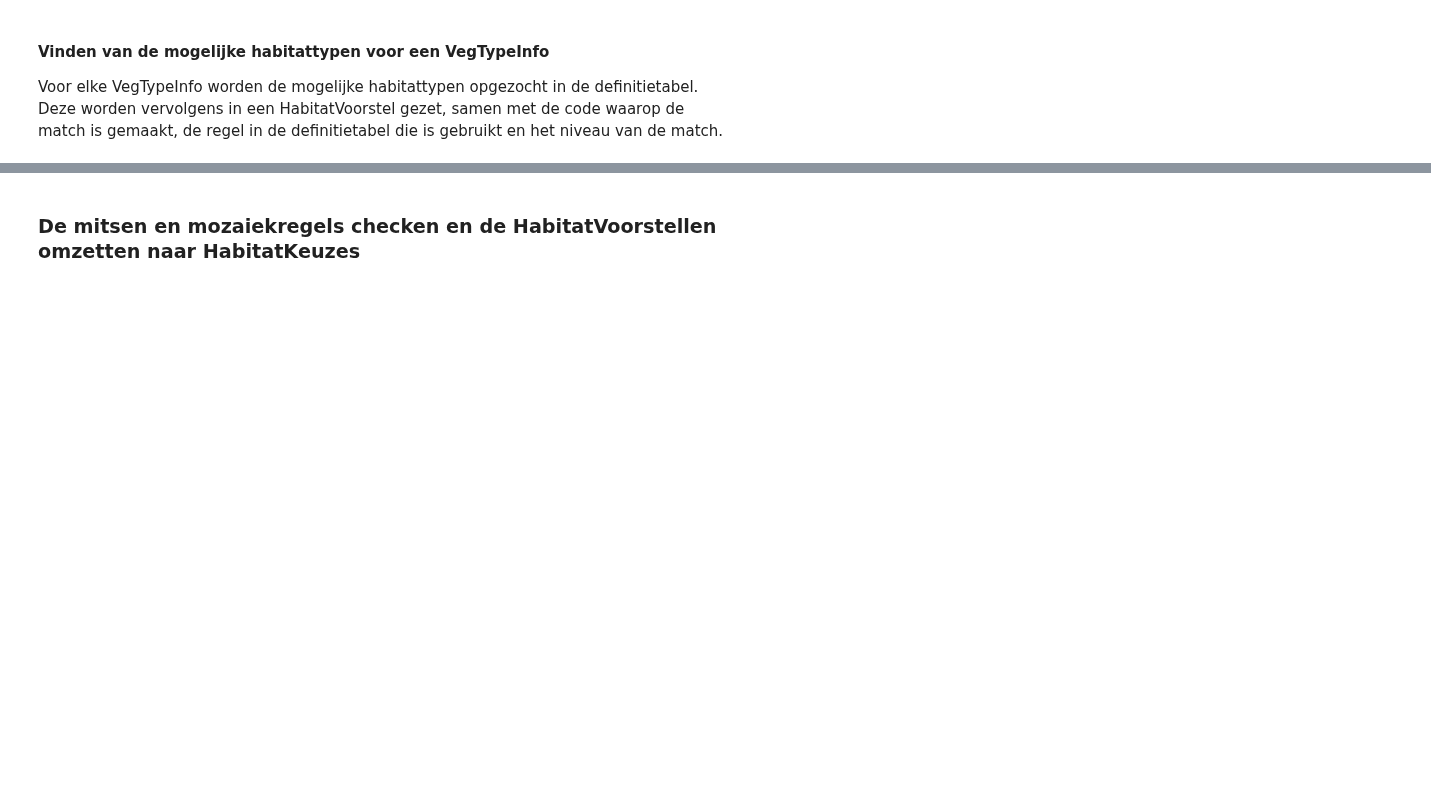
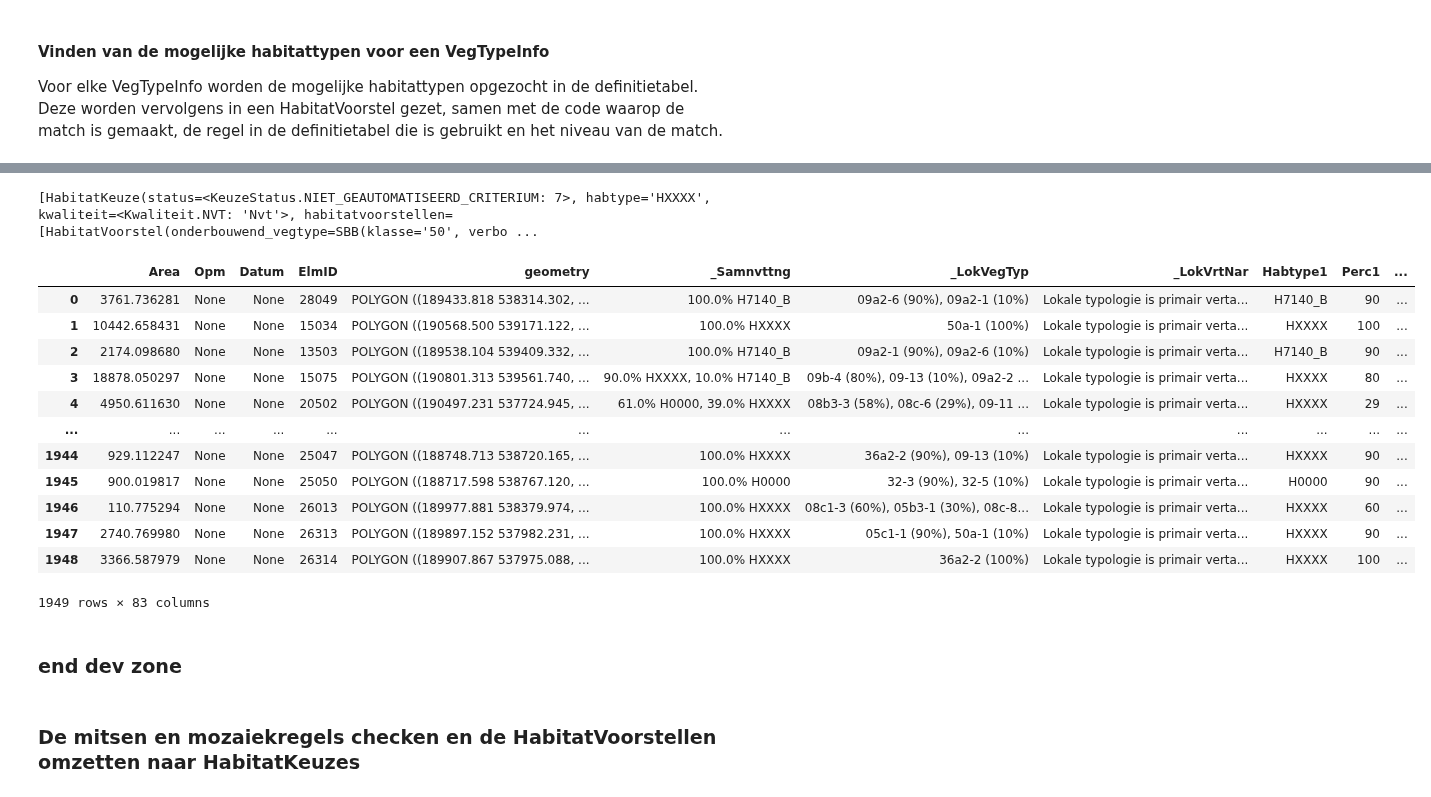
Before and after one commit to Spheer-ai/veg2hab, a Jupyter notebook: notebooks/functionality_test.ipynb, the cells around one changed output, grey strips where cells are left out. Saved outputs shown, nothing was run; the diff lists cells and outputs as text; code cells hidden in the pictures; blank space fills up the shorter version.

```diff
--- a/notebooks/functionality_test.ipynb
+++ b/notebooks/functionality_test.ipynb
@@ -93,3 +194,30 @@ access_kartering.gdf["HabitatVoorstel"][45]
+# %%
+# Here are the differences between a.gdf.HabitatKeuze and bc.gdf.HabitatKeuze
+mask = (a.gdf.HabitatKeuze == bc.gdf.HabitatKeuze)
+comparison = a.gdf[~mask].join(bc.gdf[~mask].HabitatKeuze, lsuffix="_a", rsuffix="_b")
+comparison[['HabitatKeuze_a', 'HabitatKeuze_b']]
+comparison.HabitatKeuze_a.iloc[0]
+# %% [output]
+[HabitatKeuze(status=<KeuzeStatus.NIET_GEAUTOMATISEERD_CRITERIUM: 7>, habtype='HXXXX', kwaliteit=<Kwaliteit.NVT: 'Nvt'>, habitatvoorstellen=[HabitatVoorstel(onderbouwend_vegtype=SBB(klasse='50', verbo ...
+# %%
+final_format = access_kartering.as_final_format()
+final_format
+# %% [output]
+|  | Area | Opm | Datum | ElmID | geometry | _Samnvttng | _LokVegTyp | _LokVrtNar | Habtype1 | Perc1 | ... |
+| 0 | 3761.736281 | None | None | 28049 | POLYGON ((189433.818 538314.302, ... | 100.0% H7140_B | 09a2-6 (90%), 09a2-1 (10%) | Lokale typologie is primair verta... | H7140_B | 90 | ... |
+| 1 | 10442.658431 | None | None | 15034 | POLYGON ((190568.500 539171.122, ... | 100.0% HXXXX | 50a-1 (100%) | Lokale typologie is primair verta... | HXXXX | 100 | ... |
+| 2 | 2174.098680 | None | None | 13503 | POLYGON ((189538.104 539409.332, ... | 100.0% H7140_B | 09a2-1 (90%), 09a2-6 (10%) | Lokale typologie is primair verta... | H7140_B | 90 | ... |
+| 3 | 18878.050297 | None | None | 15075 | POLYGON ((190801.313 539561.740, ... | 90.0% HXXXX, 10.0% H7140_B | 09b-4 (80%), 09-13 (10%), 09a2-2 ... | Lokale typologie is primair verta... | HXXXX | 80 | ... |
+| 4 | 4950.611630 | None | None | 20502 | POLYGON ((190497.231 537724.945, ... | 61.0% H0000, 39.0% HXXXX | 08b3-3 (58%), 08c-6 (29%), 09-11 ... | Lokale typologie is primair verta... | HXXXX | 29 | ... |
+| ... | ... | ... | ... | ... | ... | ... | ... | ... | ... | ... | ... |
+| 1944 | 929.112247 | None | None | 25047 | POLYGON ((188748.713 538720.165, ... | 100.0% HXXXX | 36a2-2 (90%), 09-13 (10%) | Lokale typologie is primair verta... | HXXXX | 90 | ... |
+| 1945 | 900.019817 | None | None | 25050 | POLYGON ((188717.598 538767.120, ... | 100.0% H0000 | 32-3 (90%), 32-5 (10%) | Lokale typologie is primair verta... | H0000 | 90 | ... |
+| 1946 | 110.775294 | None | None | 26013 | POLYGON ((189977.881 538379.974, ... | 100.0% HXXXX | 08c1-3 (60%), 05b3-1 (30%), 08c-8... | Lokale typologie is primair verta... | HXXXX | 60 | ... |
+| 1947 | 2740.769980 | None | None | 26313 | POLYGON ((189897.152 537982.231, ... | 100.0% HXXXX | 05c1-1 (90%), 50a-1 (10%) | Lokale typologie is primair verta... | HXXXX | 90 | ... |
+| 1948 | 3366.587979 | None | None | 26314 | POLYGON ((189907.867 537975.088, ... | 100.0% HXXXX | 36a2-2 (100%) | Lokale typologie is primair verta... | HXXXX | 100 | ... |
+1949 rows × 83 columns
+# %% [markdown]
+### end dev zone
 # %% [markdown]
 ### De mitsen en mozaiekregels checken en de HabitatVoorstellen omzetten naar HabitatKeuzes
 # %%
```
Also changed, not shown: parts of 16 cells of this notebook, 3 other files.
